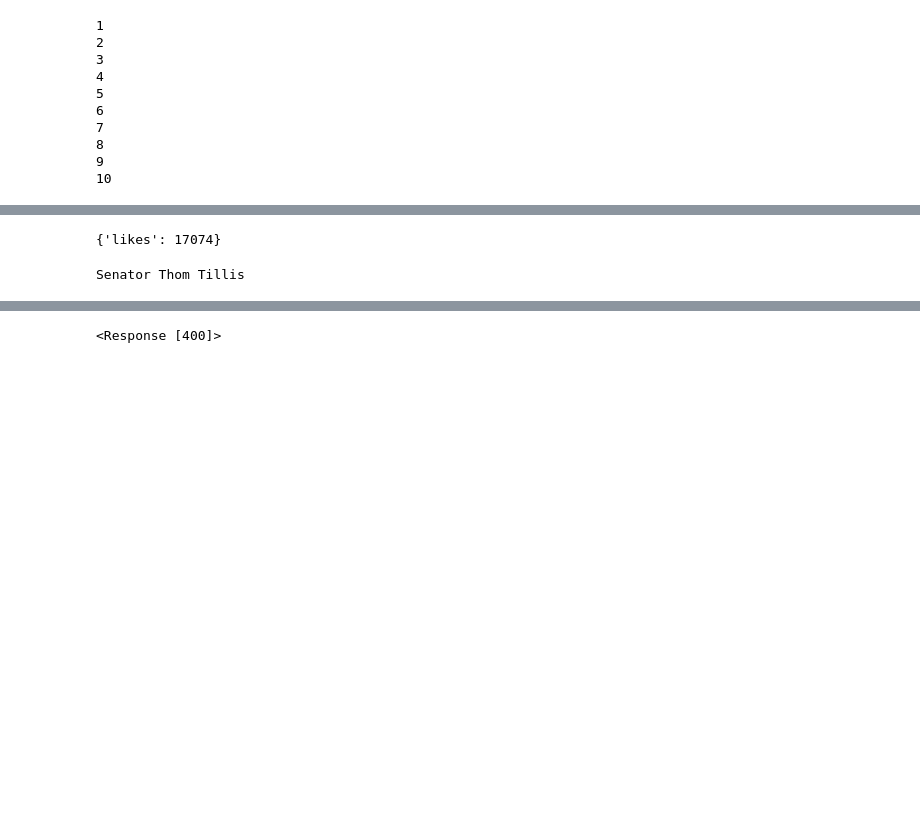
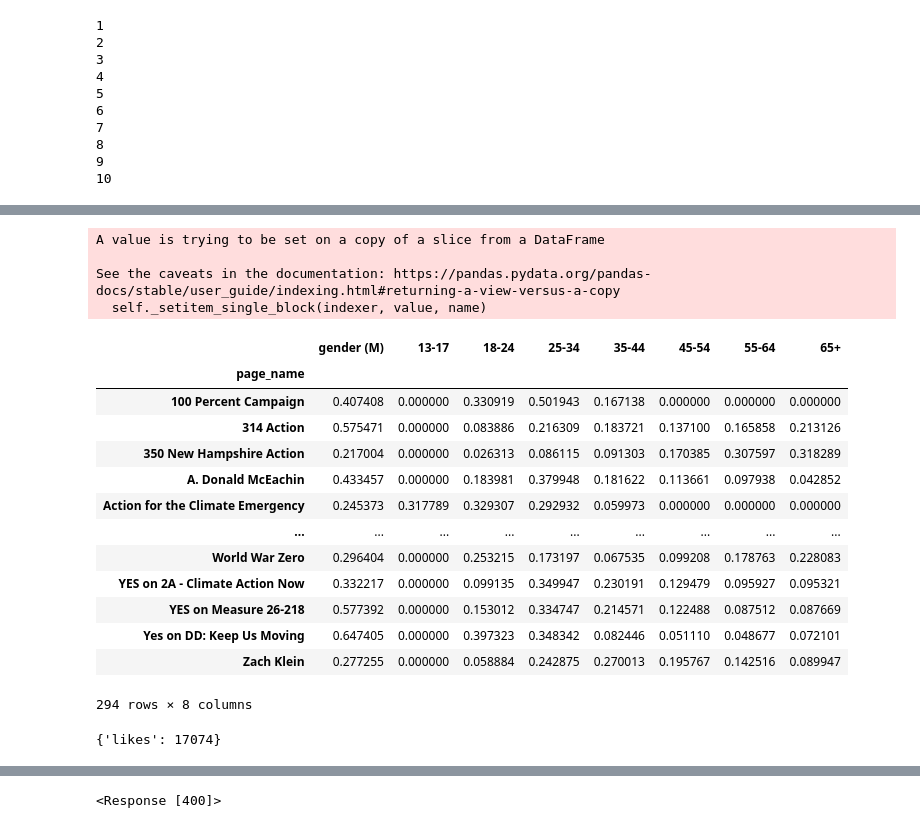
Before and after one commit to lrnz-asnprs/political-ad-api, a Jupyter notebook: notebooks/gustav_notebook.ipynb, the cells around one changed output, grey strips where cells are left out. Cells and saved outputs as stored; diff of their text form; code cells hidden in the pictures; blank space fills up the shorter version.

Commit message:
added demographic view methods

```diff
--- a/notebooks/gustav_notebook.ipynb
+++ b/notebooks/gustav_notebook.ipynb
@@ -98 +76,58 @@ data.dropna(inplace=True)
+# %%
+# data.drop(['age_distribution', 'gender'], axis=1)
+
+#data['age_distribution'] = data['demographic_distribution'].apply(lambda x: get_age_distribution(x, all_ages=True))
+
+demographic_data = data[['page_name', 'demographic_distribution']].reset_index().drop(columns='index')
+
+data['demographic_distribution']
+
+# data['impressions'] = data.impressions.apply(lambda x: transform_range(x))
+
+demographic_data['gender (M)'] = data['demographic_distribution'].apply(lambda x: get_gender_distribution(x))
+
+
+#method in the making
+def demographic_overview(df, colname='demographic_distribution'):
+    for i in range(len(df)):
+        for j in range(len(df[colname][i])):
+            df[colname][i][j]
+
+
+#test run
+df = demographic_data
+colname = 'demographic_distribution'
+
+#Creating the Columns
+age_dist_lst = ['13-17', '18-24', '25-34', '35-44', '45-54', '55-64', '65+']
+for i in age_dist_lst:
+     df[i] = 0
+
+#filling in the data in the columns
+for i in range(len(df)):
+    for j in range(len(df[colname][i])):
+        demo_group_per = df[colname][i][j]
+        df[demo_group_per['age']].iloc[i] += float(demo_group_per['percentage'])
+
+
+demographic_data.groupby('page_name').mean()
+# %% [output]
+A value is trying to be set on a copy of a slice from a DataFrame
+
+See the caveats in the documentation: https://pandas.pydata.org/pandas-docs/stable/user_guide/indexing.html#returning-a-view-versus-a-copy
+  self._setitem_single_block(indexer, value, name)
+|  | gender (M) | 13-17 | 18-24 | 25-34 | 35-44 | 45-54 | 55-64 | 65+ |
+| page_name |  |  |  |  |  |  |  |  |
+| 100 Percent Campaign | 0.407408 | 0.000000 | 0.330919 | 0.501943 | 0.167138 | 0.000000 | 0.000000 | 0.000000 |
+| 314 Action | 0.575471 | 0.000000 | 0.083886 | 0.216309 | 0.183721 | 0.137100 | 0.165858 | 0.213126 |
+| 350 New Hampshire Action | 0.217004 | 0.000000 | 0.026313 | 0.086115 | 0.091303 | 0.170385 | 0.307597 | 0.318289 |
+| A. Donald McEachin | 0.433457 | 0.000000 | 0.183981 | 0.379948 | 0.181622 | 0.113661 | 0.097938 | 0.042852 |
+| Action for the Climate Emergency | 0.245373 | 0.317789 | 0.329307 | 0.292932 | 0.059973 | 0.000000 | 0.000000 | 0.000000 |
+| ... | ... | ... | ... | ... | ... | ... | ... | ... |
+| World War Zero | 0.296404 | 0.000000 | 0.253215 | 0.173197 | 0.067535 | 0.099208 | 0.178763 | 0.228083 |
+| YES on 2A - Climate Action Now | 0.332217 | 0.000000 | 0.099135 | 0.349947 | 0.230191 | 0.129479 | 0.095927 | 0.095321 |
+| YES on Measure 26-218 | 0.577392 | 0.000000 | 0.153012 | 0.334747 | 0.214571 | 0.122488 | 0.087512 | 0.087669 |
+| Yes on DD: Keep Us Moving | 0.647405 | 0.000000 | 0.397323 | 0.348342 | 0.082446 | 0.051110 | 0.048677 | 0.072101 |
+| Zach Klein | 0.277255 | 0.000000 | 0.058884 | 0.242875 | 0.270013 | 0.195767 | 0.142516 | 0.089947 |
+294 rows × 8 columns
 # %%
@@ -149,10 +191,6 @@ print(a)
 # %%
-import requests
-import time
-from random import randint
-import re
 
-#Test
+#Test1
 
 name = 'SenatorThomTillis'
 url  = 'https://www.facebook.com/' + name
@@ -166,10 +204,6 @@ a = pg_content.split(look_up_word1)
 b = a[-1].split(" -")
 
 pol_fb_page_name = b[0]
-
-print(pol_fb_page_name)
-# %% [output]
-Senator Thom Tillis
 # %%
 #test2
 
```
Also changed, not shown: parts of 9 cells of this notebook.
